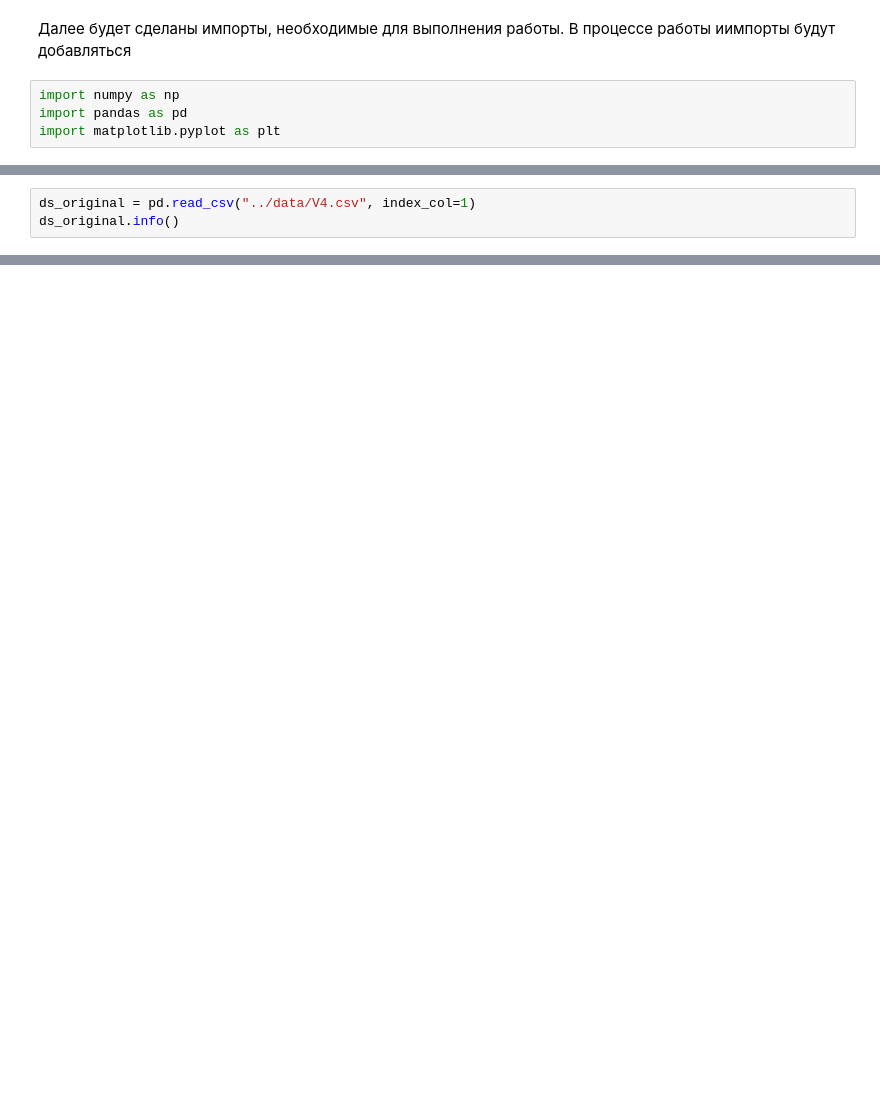
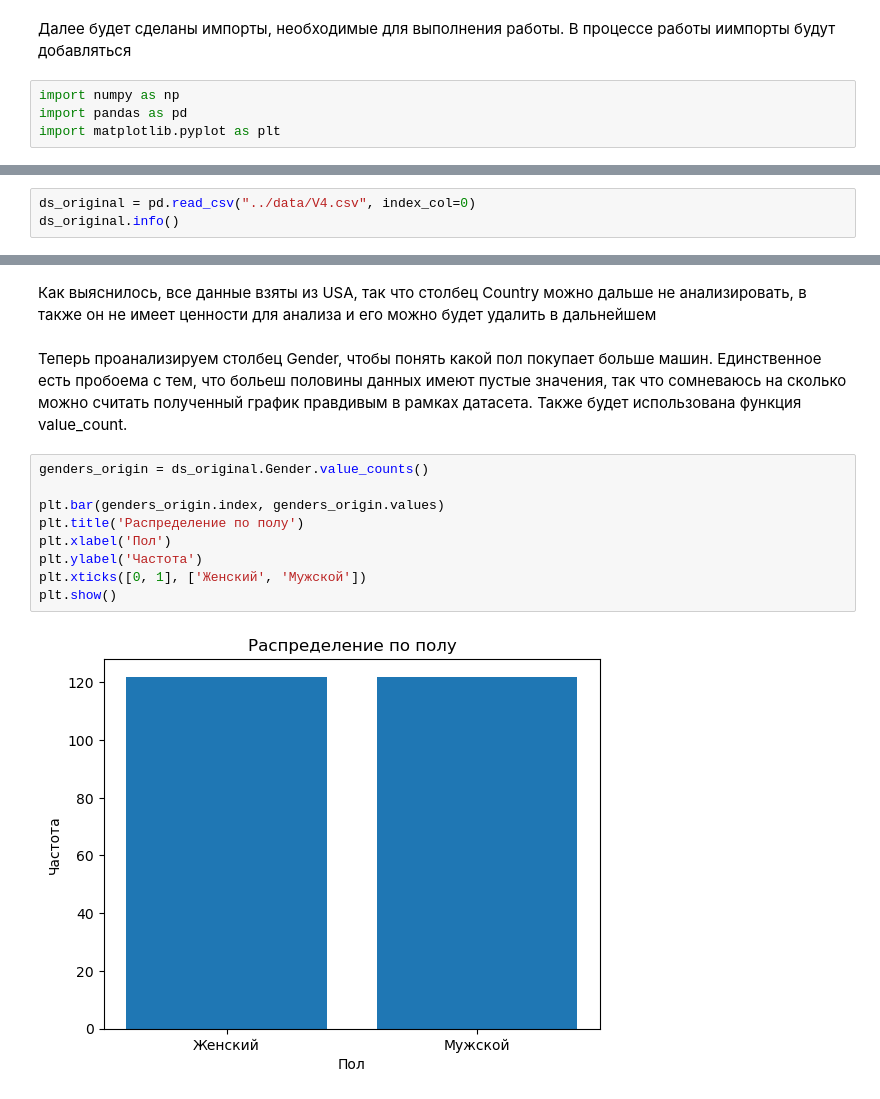
Before and after one commit to KorolevIvanMi/ML, a Jupyter notebook: labs/lab1.ipynb, the cells around one changed output, grey strips where cells are left out. Cells and saved outputs as stored; diff of their text form; blank space fills up the shorter version.

```diff
--- a/labs/lab1.ipynb
+++ b/labs/lab1.ipynb
@@ -9,5 +9,5 @@ import matplotlib.pyplot as plt
 # %%
-ds_original = pd.read_csv("../data/V4.csv", index_col=1)
+ds_original = pd.read_csv("../data/V4.csv", index_col=0)
 ds_original.info()
 # %% [output]
 <class 'pandas.DataFrame'>
@@ -29,0 +65,15 @@ memory usage: 39.2 KB
+# %% [markdown]
+Как выяснилось, все данные взяты из USA, так что столбец Country можно дальше не анализировать, в также он не имеет ценности для анализа и его можно будет удалить в дальнейшем
+# %% [markdown]
+Теперь проанализируем столбец Gender, чтобы понять какой пол покупает больше машин. Единственное есть пробоема с тем, что больеш половины данных имеют пустые значения, так что сомневаюсь на сколько можно считать полученный график правдивым в рамках датасета. Также будет использована функция value_count.
+# %%
+genders_origin = ds_original.Gender.value_counts()
+
+plt.bar(genders_origin.index, genders_origin.values)
+plt.title('Распределение по полу')
+plt.xlabel('Пол')
+plt.ylabel('Частота')
+plt.xticks([0, 1], ['Женский', 'Мужской'])
+plt.show()
+# %% [output]
+[figure, added]
```
Also changed, not shown: parts of 24 cells of this notebook, 1 other file.
